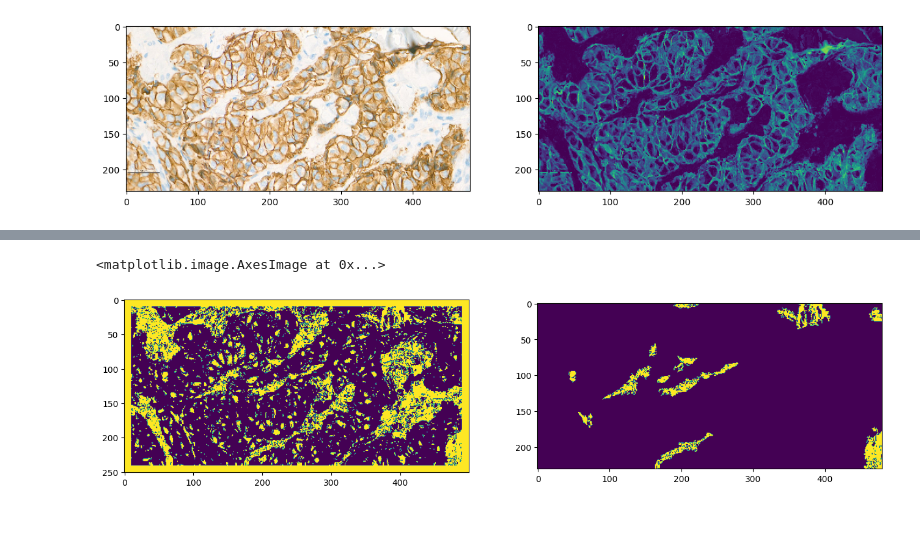
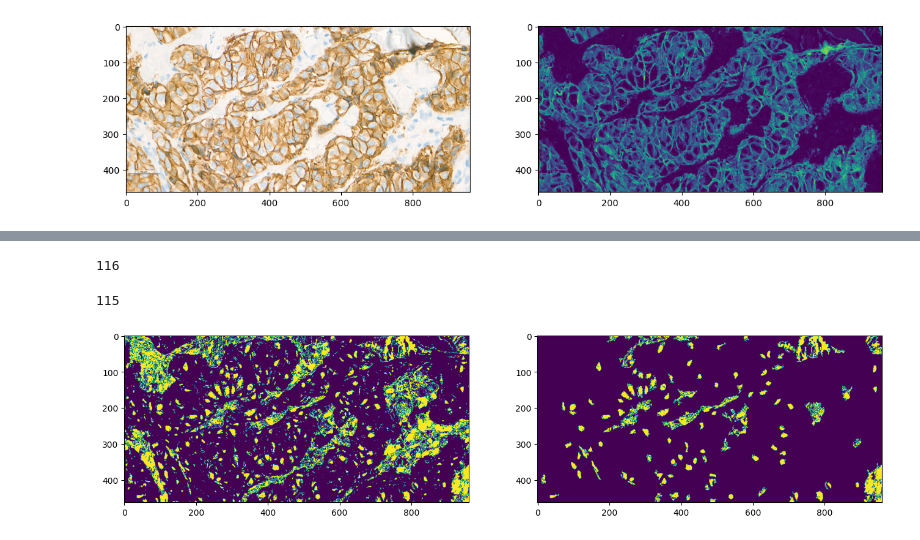
Before and after one commit to Surayuth/her2ml, a Jupyter notebook: notebooks/contrast_enhancement.ipynb, the cells around one changed output, grey strips where cells are left out. Cells and saved outputs as stored; diff of their text form; code cells hidden in the pictures.

```diff
--- a/notebooks/contrast_enhancement.ipynb
+++ b/notebooks/contrast_enhancement.ipynb
@@ -33,7 +33,7 @@ def extract_mask(img):
 # %%
 #path = "/home/surayuth/her2/Data_Chula/19 Nov 04 Her2 2+ D+/04 HER2 2+ D+ (1).JPG"
 path = "/home/surayuth/her2/Data_Chula/3 April HER2 3+ D+ case 1/HER2 3+ D+_1 (8).jpg"
-img = read_image(path)
+img = read_image(path, scale=0.5)
 cont_mask = extract_mask(img)
 
 fig, (ax1, ax2) = plt.subplots(1, 2, figsize=(15, 8))
@@ -45,7 +45,7 @@ ax2.imshow(cont_mask)
 # %%
 prep_mask = np.round(cont_mask / cont_mask.max() * 255).astype(np.uint8)
 
-th = 15
+th = 10
 ksize = 3
 
 fig, axs = plt.subplots(2, 2, figsize=(12, 8))
@@ -67,35 +72,54 @@ fig.tight_layout()
+# %%
+def count_hole(mask, min_area=100):
+    analysis = cv2.connectedComponentsWithStats(((~mask) * 255).astype(np.uint8),
+                                                4,
+                                                cv2.CV_32S)
+    (totalLabels, label_ids, values, centroid) = analysis
+
+    # Loop through each component
+    count = 0
+    for i in range(1, totalLabels):
+        area = values[i, cv2.CC_STAT_AREA]
+        if (area > min_area) and (area < h * w / 100):
+            count += 1
+    return count
+
+count_hole(prep_mask > 10)
+# %% [output]
+116
 # %%
 # Apply the Component analysis function
 h, w = closing.shape
 pad = 10
-new_closing = np.zeros((h+2*pad, w+2*pad)).astype(np.uint8)
-new_closing[pad:-pad, pad:-pad] = closing
 analysis = cv2.connectedComponentsWithStats(((~closing) * 255).astype(np.uint8),
                                             4,
                                             cv2.CV_32S)
 (totalLabels, label_ids, values, centroid) = analysis
 
 # Initialize a new image to
 # store all the output components
 output = np.zeros(closing.shape, dtype="uint8")
 
 
 # Loop through each component
+count = 0
 for i in range(1, totalLabels):
     area = values[i, cv2.CC_STAT_AREA]
     if (area > 100) and (area < h * w / 100):
+        count += 1
         # Labels stores all the IDs of the components on the each pixel
         # It has the same dimension as the threshold
         # So we'll check the component
         # then convert it to 255 value to mark it white
         componentMask = (label_ids == i).astype("uint8") * 255
 
         # Creating the Final output mask
         output = cv2.bitwise_or(output, componentMask)
 
 fig, (ax1, ax2) = plt.subplots(1, 2, figsize=(16, 8))
-ax1.imshow(~new_closing)
+ax1.imshow(~closing)
 ax2.imshow(output)
+print(count)
 # %% [output]
-<matplotlib.image.AxesImage at 0x...>
+115
-[figure, old version]
+[figure, new version]
```
Also changed, not shown: parts of 3 cells of this notebook, 1 other file.
